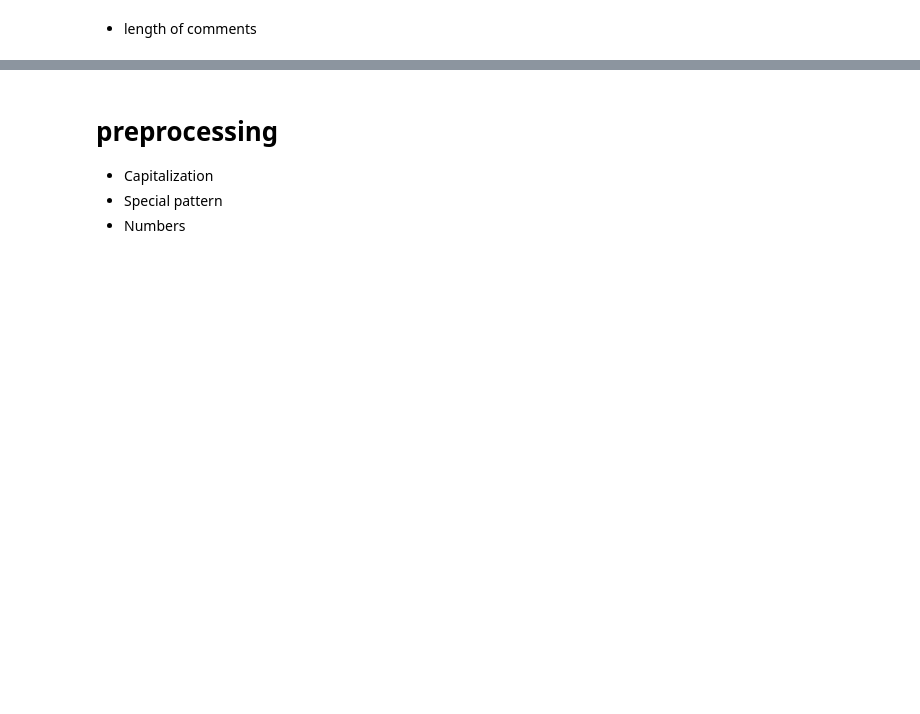
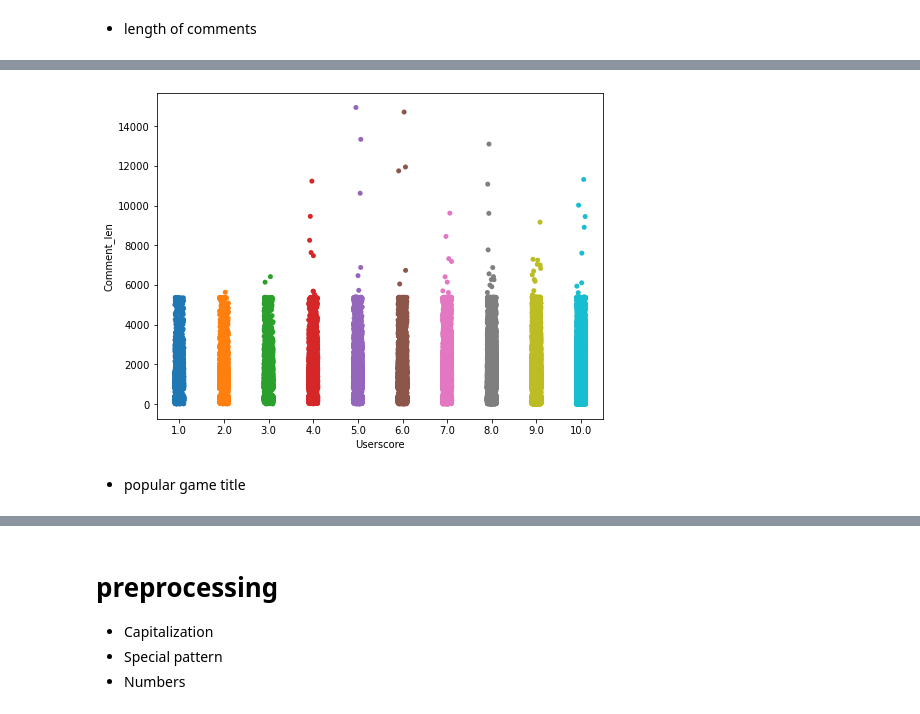
Before and after one commit to vivyhasadream/Game_Recommender_System_W_Sentimental_Analyzer, a Jupyter notebook: 2_EDA_NLP.ipynb, the cells around one changed output, grey strips where cells are left out. Saved outputs shown, nothing was run; the diff lists cells and outputs as text; code cells hidden in the pictures; blank space fills up the shorter version.

```diff
--- a/2_EDA_NLP.ipynb
+++ b/2_EDA_NLP.ipynb
@@ -79,0 +92,7 @@ sns.violinplot(y=df['Comment_len'], x=df['Userscore'])
+# %%
+plt.figure(figsize=(8,6))
+sns.stripplot(y=df['Comment_len'], x=df['Userscore']);
+# %% [output]
+[figure, added]
+# %% [markdown]
+- popular game title
```
Also changed, not shown: parts of 22 cells of this notebook, 1 other file.
